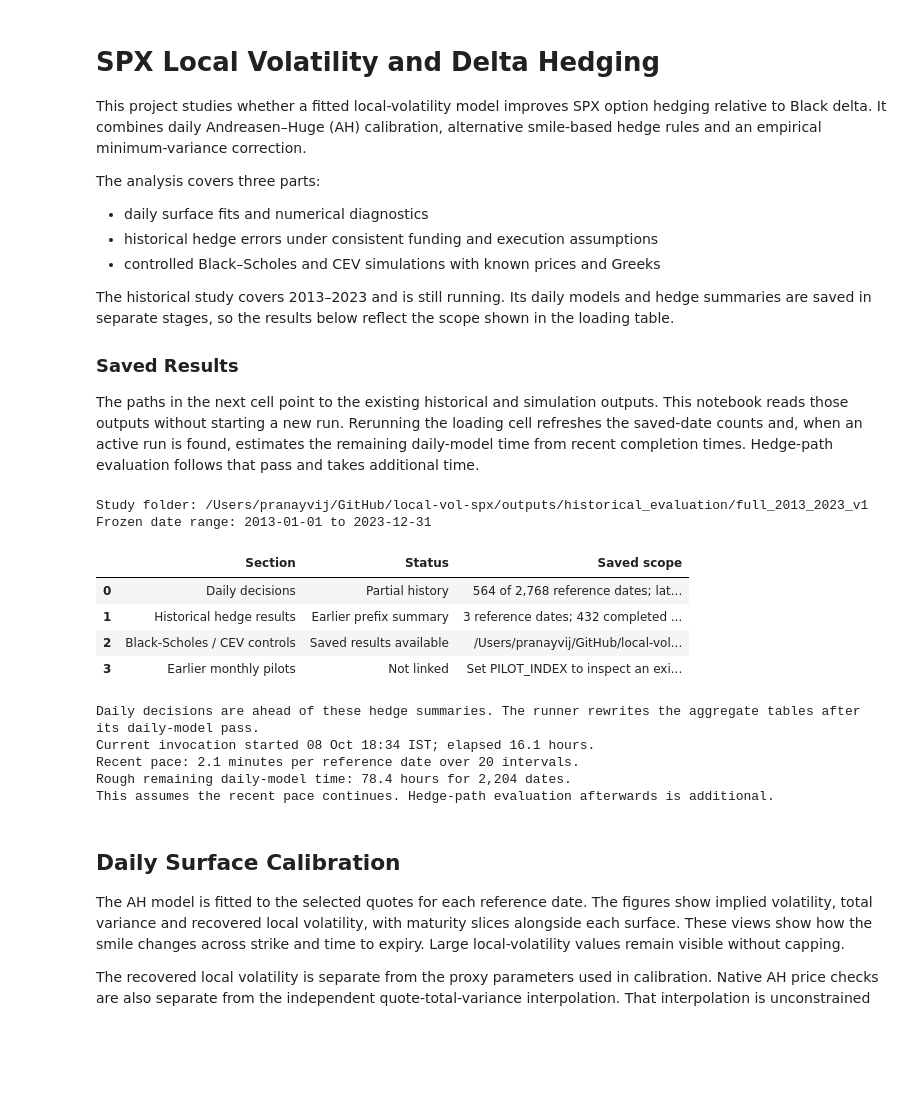
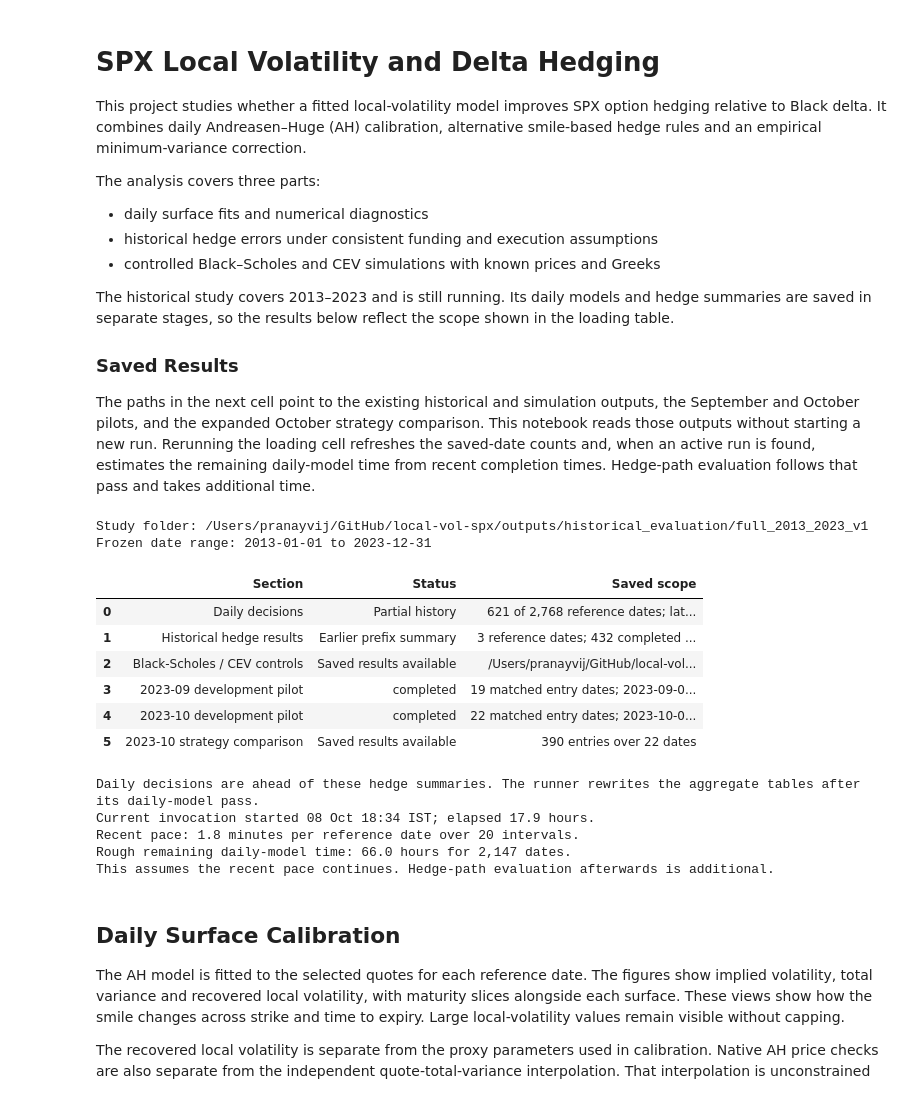
Before and after one commit to KVInator/local-vol-spx, a Jupyter notebook: notebooks/research.ipynb, the cells around one changed output. Drawn from its saved outputs; the diff is of its cells as text; code cells hidden in the pictures; blank space fills up the shorter version.

Commit message:
Add saved pilot and strategy analysis

```diff
--- a/notebooks/research.ipynb
+++ b/notebooks/research.ipynb
@@ -19,7 +19,8 @@ scope shown in the loading table.
 ### Saved Results
 
 The paths in the next cell point to the existing historical and simulation
-outputs. This notebook reads those outputs without starting a new run. Rerunning
+outputs, the September and October pilots, and the expanded October strategy
+comparison. This notebook reads those outputs without starting a new run. Rerunning
 the loading cell refreshes the saved-date counts and, when an active run is
 found, estimates the remaining daily-model time from recent completion times.
 Hedge-path evaluation follows that pass and takes additional time.
@@ -43,13 +46,35 @@ ORIGINAL_REPO = Path("/Users/pranayvij/GitHub/local-vol-spx")
 STUDY_FOLDER = ORIGINAL_REPO / "outputs/historical_evaluation/full_2013_2023_v1"
 SIMULATION_FOLDER = ORIGINAL_REPO / "outputs/known_model_hedging/run_20261008T094732_825260Z"
 
-# Optional: the explicit run_index.json for a completed monthly pilot.
-PILOT_INDEX = None
-PILOT_MONTH = "2023-10"
+# Explicit saved studies; edit these paths if a run was saved elsewhere.
+PILOT_INDEXES = {
+    "2023-09": ORIGINAL_REPO / "outputs/research_pipeline/september_checkpoint_v1/run_index.json",
+    "2023-10": ORIGINAL_REPO / "outputs/research_pipeline/october_full_v1/run_index.json",
+}
+STRATEGY_MONTH = "2023-10"
+STRATEGY_FOLDER = ORIGINAL_REPO / "outputs/optimal_hedging/2023-10/run_20261008T070649_350768Z"
 
 study = StudyResults(STUDY_FOLDER) if (STUDY_FOLDER / "run_index.json").exists() else None
 simulation = SimulationResults(SIMULATION_FOLDER) if (SIMULATION_FOLDER / "frequency_summary.csv").exists() else None
-pilot = PilotResults(PILOT_INDEX, PILOT_MONTH, ORIGINAL_REPO).load() if PILOT_INDEX else None
+pilots = {
+    month: PilotResults(index, month, ORIGINAL_REPO).load()
+    for month, index in PILOT_INDEXES.items() if index.exists()
+}
+strategy_reader = None
+strategy_audit = None
+if (STRATEGY_FOLDER / "audit.json").exists():
+    strategy_reader = PinnedInputs(STRATEGY_FOLDER / "audit.json", ORIGINAL_REPO)
+    strategy_audit = strategy_reader.read_json(strategy_reader.index_file)
+    if strategy_audit.get("month") != STRATEGY_MONTH or strategy_audit.get("status") != "completed":
+        raise ValueError("Choose a completed strategy run for STRATEGY_MONTH.")
+    upstream = PILOT_INDEXES.get(STRATEGY_MONTH)
+    if upstream is not None and upstream.exists():
+        digest = sha256(upstream)
+        strategy_reader.inputs[str(upstream.resolve())] = digest
+        if digest not in strategy_audit.get("input_sha256", {}).values():
+            raise ValueError("Strategy results do not pin the selected monthly pilot index.")
+    else:
+        print("The strategy output checksums can be checked, but the selected upstream pilot index is unavailable.")
 
 summary_audit = None
 status_rows = []
@@ -77,47 +102,62 @@ if study:
 else:
     status_rows.append({"Section": "Historical study", "Status": "Saved study not found", "Saved scope": str(STUDY_FOLDER)})
 status_rows.append({"Section": "Black-Scholes / CEV controls", "Status": "Saved results available" if simulation else "Saved results not found", "Saved scope": str(SIMULATION_FOLDER)})
-status_rows.append({"Section": "Earlier monthly pilots", "Status": "Linked" if pilot else "Not linked", "Saved scope": PILOT_MONTH if pilot else "Set PILOT_INDEX to inspect an existing pilot"})
+for month, index in PILOT_INDEXES.items():
+    if month in pilots:
+        saved = pilots[month]
+        pairs = saved.frames["paired_results"]
+        dates = sorted(pairs.quote_date.unique())
+        scope = f"{len(dates)} matched entry dates; {dates[0]} to {dates[-1]}" if dates else "No matched entries"
+        status_rows.append({"Section": f"{month} development pilot", "Status": saved.record.get("status", "Indexed"), "Saved scope": scope})
+    else:
+        status_rows.append({"Section": f"{month} development pilot", "Status": "Saved index not found", "Saved scope": str(index)})
+status_rows.append({
+    "Section": f"{STRATEGY_MONTH} strategy comparison",
+    "Status": "Saved results available" if strategy_reader else "Saved results not found",
+    "Saved scope": f"{strategy_audit['entries']:,} entries over {strategy_audit['entry_dates']} dates" if strategy_audit else str(STRATEGY_FOLDER),
+})
 display(pd.DataFrame(status_rows))
 if summary_audit and summary_audit["processed_reference_dates"] < len(study.dates):
     print("Daily decisions are ahead of these hedge summaries. The runner rewrites the aggregate tables after its daily-model pass.")
 
 # Estimate the remaining daily-model work from recent completed cache timestamps.
 if study and not run_finished and total_dates:
     lock_file = study.folder / "active.lock"
     if lock_file.exists():
         lock = study.read_json(lock_file)
         started = pd.Timestamp(lock["started_utc"])
         elapsed_hours = (pd.Timestamp.now(tz="UTC") - started).total_seconds() / 3600
         print(f"Current invocation started {started.tz_convert('Asia/Kolkata'):%d %b %H:%M %Z}; elapsed {elapsed_hours:.1f} hours.")
         remaining_dates = max(0, total_dates - len(study.dates))
         timestamps = []
         for date in study.dates[-21:]:
             cache_file = study.dated_folder(date) / "cache.json"
             if cache_file.exists() and cache_file.stat().st_mtime >= started.timestamp():
                 timestamps.append(cache_file.stat().st_mtime)
         if remaining_dates == 0:
             print("All reference dates are indexed. Hedge evaluation or report writing may still be running.")
         elif len(timestamps) >= 6 and timestamps[-1] > timestamps[0]:
             seconds_per_date = (timestamps[-1] - timestamps[0]) / (len(timestamps) - 1)
             remaining_hours = remaining_dates * seconds_per_date / 3600
             print(f"Recent pace: {seconds_per_date / 60:.1f} minutes per reference date over {len(timestamps) - 1} intervals.")
             print(f"Rough remaining daily-model time: {remaining_hours:.1f} hours for {remaining_dates:,} dates.")
             print("This assumes the recent pace continues. Hedge-path evaluation afterwards is additional.")
         else:
             print("Too few new daily caches in this invocation to estimate the remaining time.")
 # %% [output]
 Study folder: /Users/pranayvij/GitHub/local-vol-spx/outputs/historical_evaluation/full_2013_2023_v1
 Frozen date range: 2013-01-01 to 2023-12-31
 |  | Section | Status | Saved scope |
-| 0 | Daily decisions | Partial history | 564 of 2,768 reference dates; lat... |
+| 0 | Daily decisions | Partial history | 621 of 2,768 reference dates; lat... |
 | 1 | Historical hedge results | Earlier prefix summary | 3 reference dates; 432 completed ... |
 | 2 | Black-Scholes / CEV controls | Saved results available | /Users/pranayvij/GitHub/local-vol... |
-| 3 | Earlier monthly pilots | Not linked | Set PILOT_INDEX to inspect an exi... |
+| 3 | 2023-09 development pilot | completed | 19 matched entry dates; 2023-09-0... |
+| 4 | 2023-10 development pilot | completed | 22 matched entry dates; 2023-10-0... |
+| 5 | 2023-10 strategy comparison | Saved results available | 390 entries over 22 dates |
 Daily decisions are ahead of these hedge summaries. The runner rewrites the aggregate tables after its daily-model pass.
-Current invocation started 08 Oct 18:34 IST; elapsed 16.1 hours.
-Recent pace: 2.1 minutes per reference date over 20 intervals.
-Rough remaining daily-model time: 78.4 hours for 2,204 dates.
+Current invocation started 08 Oct 18:34 IST; elapsed 17.9 hours.
+Recent pace: 1.8 minutes per reference date over 20 intervals.
+Rough remaining daily-model time: 66.0 hours for 2,147 dates.
 This assumes the recent pace continues. Hedge-path evaluation afterwards is additional.
 # %% [markdown]
 ## Daily Surface Calibration
```
Also changed, not shown: parts of 10 cells of this notebook, 1 other file.
